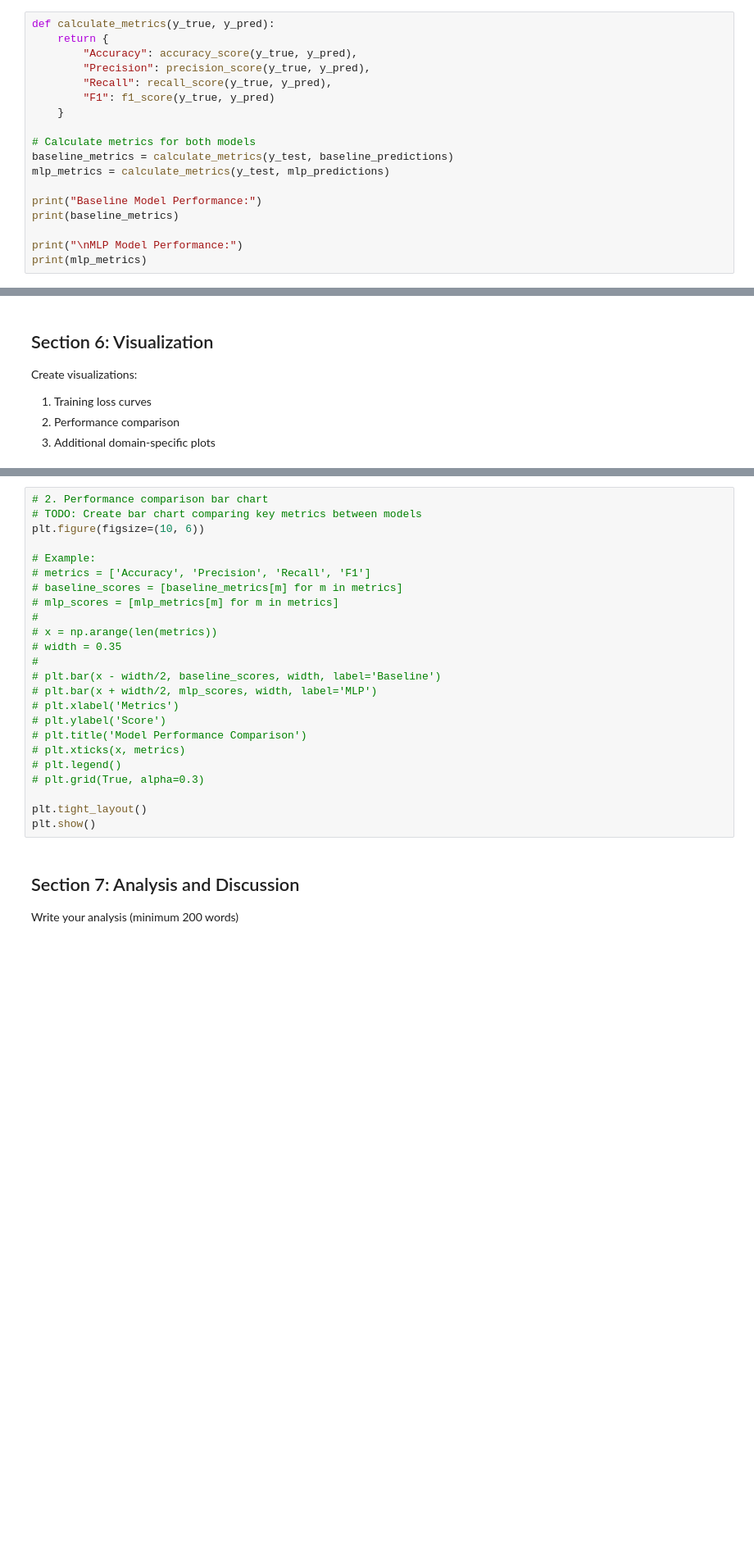
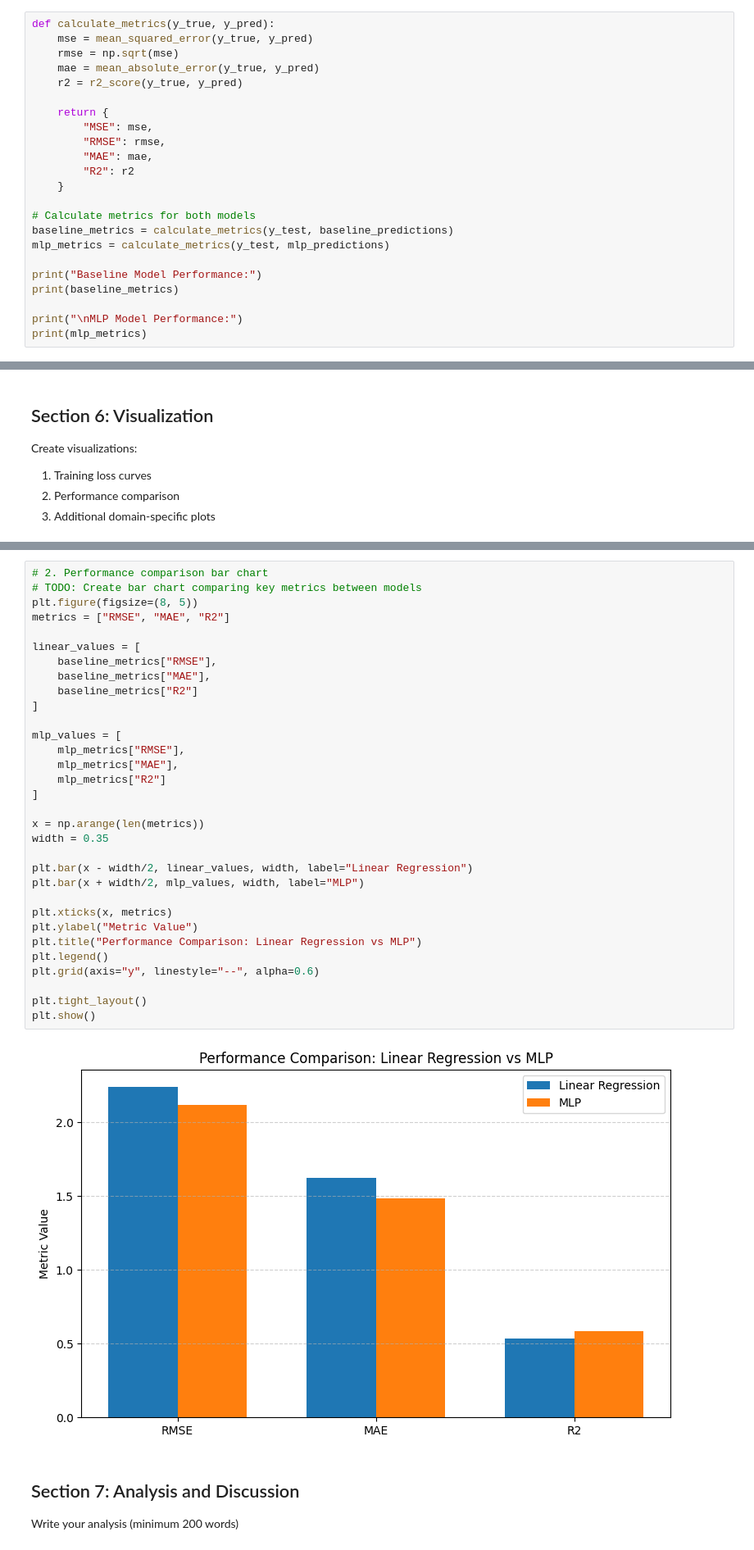
Before and after one commit to bassusdan222/LinearModelVsMLP_forBreastCancer, a Jupyter notebook: DNN_Assignment_Template.ipynb, the cells around one changed output, grey strips where cells are left out. Shown at 82% size. Saved outputs shown, nothing was run; the diff lists cells and outputs as text; blank space fills up the shorter version.

```diff
--- a/DNN_Assignment_Template.ipynb
+++ b/DNN_Assignment_Template.ipynb
@@ -349,11 +377,16 @@ Training MLP...
 Calculate appropriate metrics for your problem type
 # %%
 def calculate_metrics(y_true, y_pred):
+    mse = mean_squared_error(y_true, y_pred)
+    rmse = np.sqrt(mse)
+    mae = mean_absolute_error(y_true, y_pred)
+    r2 = r2_score(y_true, y_pred)
+
     return {
-        "Accuracy": accuracy_score(y_true, y_pred),
-        "Precision": precision_score(y_true, y_pred),
-        "Recall": recall_score(y_true, y_pred),
-        "F1": f1_score(y_true, y_pred)
+        "MSE": mse,
+        "RMSE": rmse,
+        "MAE": mae,
+        "R2": r2
     }
 
 # Calculate metrics for both models
@@ -392,27 +425,37 @@ plt.show()
 # %%
 # 2. Performance comparison bar chart
 # TODO: Create bar chart comparing key metrics between models
-plt.figure(figsize=(10, 6))
+plt.figure(figsize=(8, 5))
+metrics = ["RMSE", "MAE", "R2"]
 
-# Example:
-# metrics = ['Accuracy', 'Precision', 'Recall', 'F1']
-# baseline_scores = [baseline_metrics[m] for m in metrics]
-# mlp_scores = [mlp_metrics[m] for m in metrics]
-#
-# x = np.arange(len(metrics))
-# width = 0.35
-#
-# plt.bar(x - width/2, baseline_scores, width, label='Baseline')
-# plt.bar(x + width/2, mlp_scores, width, label='MLP')
-# plt.xlabel('Metrics')
-# plt.ylabel('Score')
-# plt.title('Model Performance Comparison')
-# plt.xticks(x, metrics)
-# plt.legend()
-# plt.grid(True, alpha=0.3)
+linear_values = [
+    baseline_metrics["RMSE"],
+    baseline_metrics["MAE"],
+    baseline_metrics["R2"]
+]
+
+mlp_values = [
+    mlp_metrics["RMSE"],
+    mlp_metrics["MAE"],
+    mlp_metrics["R2"]
+]
+
+x = np.arange(len(metrics))
+width = 0.35
+
+plt.bar(x - width/2, linear_values, width, label="Linear Regression")
+plt.bar(x + width/2, mlp_values, width, label="MLP")
+
+plt.xticks(x, metrics)
+plt.ylabel("Metric Value")
+plt.title("Performance Comparison: Linear Regression vs MLP")
+plt.legend()
+plt.grid(axis="y", linestyle="--", alpha=0.6)
 
 plt.tight_layout()
 plt.show()
+# %% [output]
+[figure, added]
 # %% [markdown]
 ## Section 7: Analysis and Discussion
 
```
Also changed, not shown: parts of 13 cells of this notebook.
